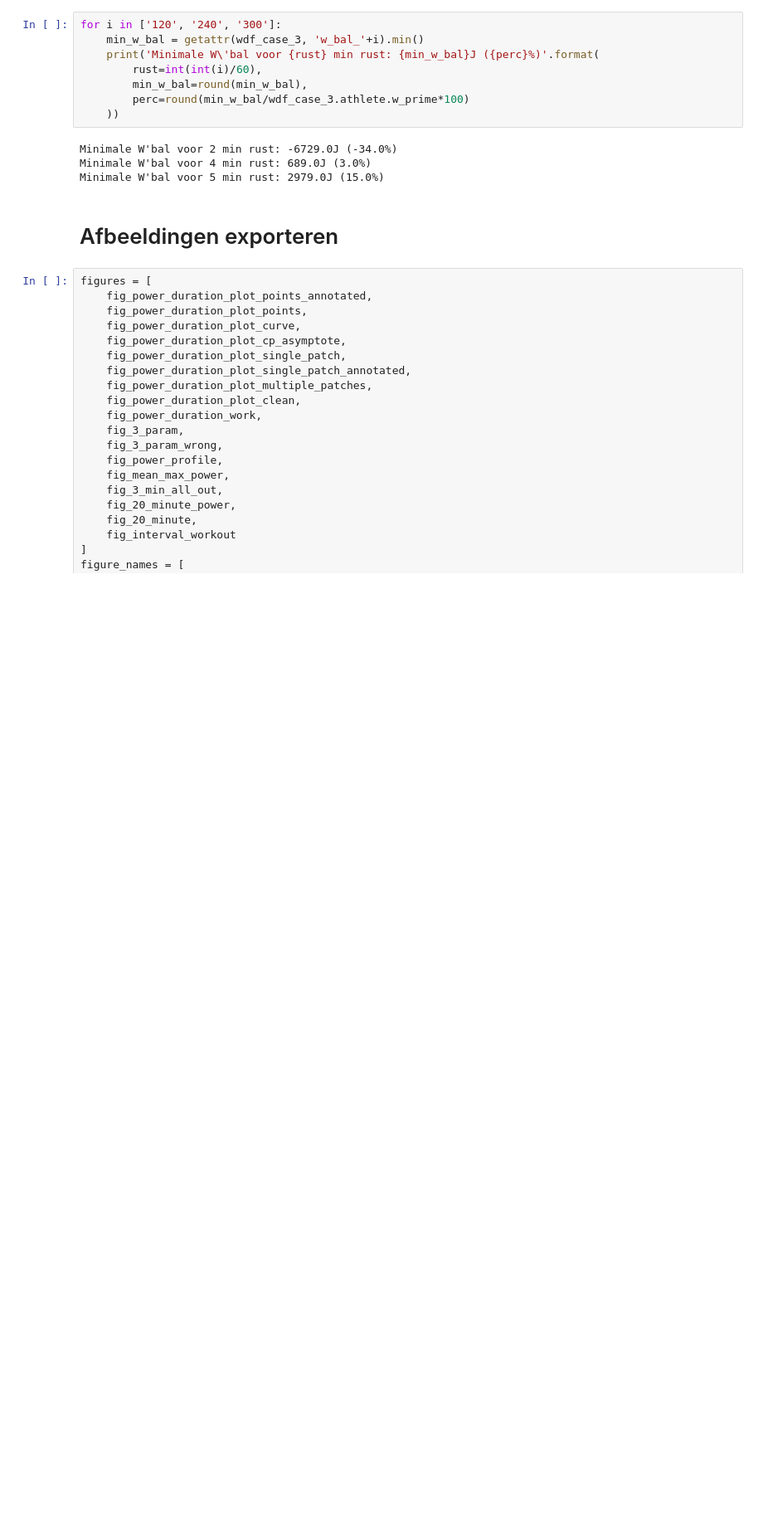
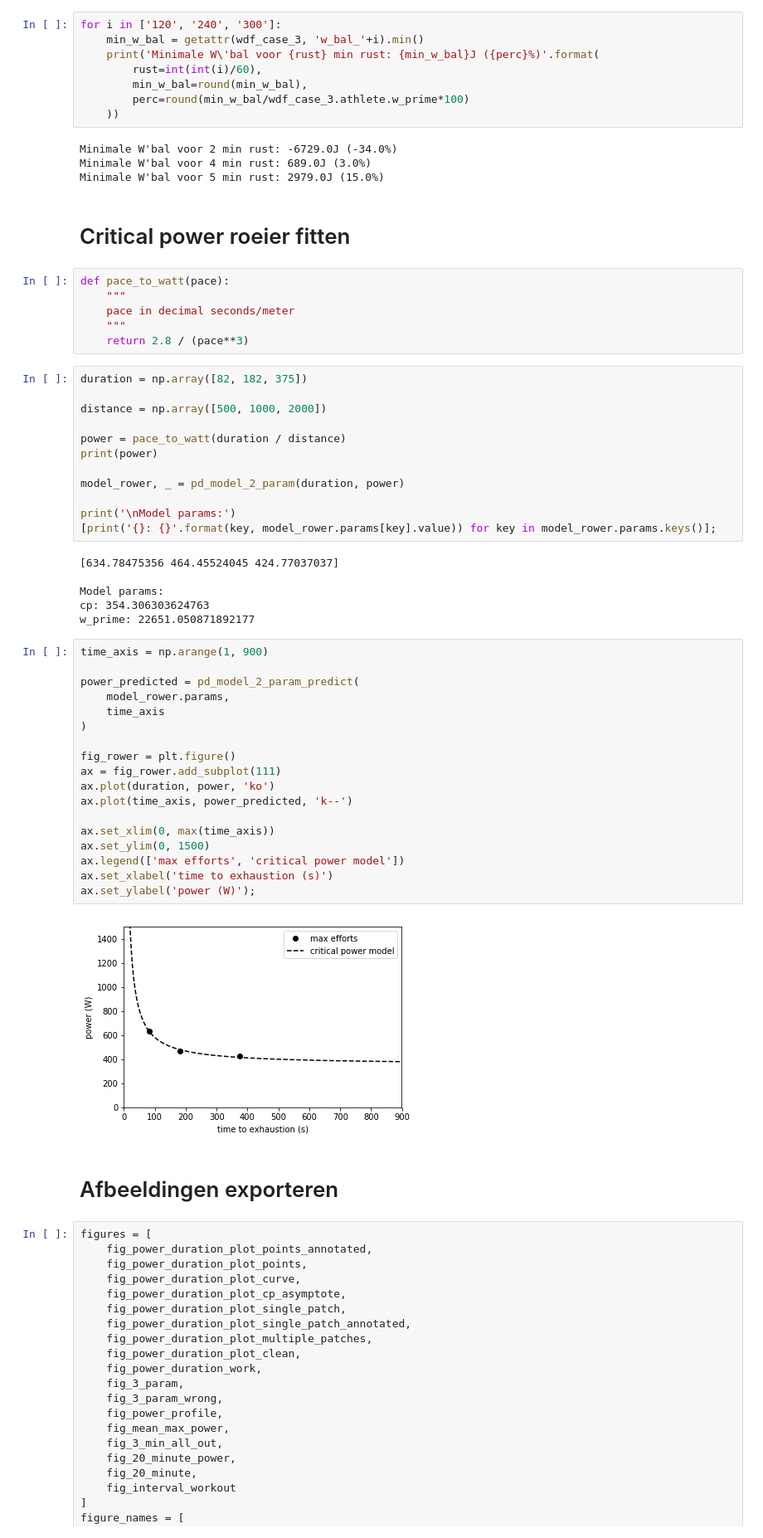
Before and after one commit to AartGoossens/publications, a Jupyter notebook: gastcollege/scripts.ipynb, the cells around one changed output. Shown: that part at 83% size. Saved outputs shown, nothing was run; the diff lists cells and outputs as text; blank space fills up the shorter version.

```diff
--- a/gastcollege/scripts.ipynb
+++ b/gastcollege/scripts.ipynb
@@ -636,6 +636,52 @@ for i in ['120', '240', '300']:
 Minimale W'bal voor 2 min rust: -6729.0J (-34.0%)
 Minimale W'bal voor 4 min rust: 689.0J (3.0%)
 Minimale W'bal voor 5 min rust: 2979.0J (15.0%)
+# %% [markdown]
+# Critical power roeier fitten
+# %%
+def pace_to_watt(pace):
+    """
+    pace in decimal seconds/meter
+    """
+    return 2.8 / (pace**3)
+# %%
+duration = np.array([82, 182, 375])
+
+distance = np.array([500, 1000, 2000])
+
+power = pace_to_watt(duration / distance)
+print(power)
+
+model_rower, _ = pd_model_2_param(duration, power)
+
+print('\nModel params:')
+[print('{}: {}'.format(key, model_rower.params[key].value)) for key in model_rower.params.keys()];
+# %% [output]
+[634.78475356 464.45524045 424.77037037]
+
+Model params:
+cp: 354.306303624763
+w_prime: 22651.050871892177
+# %%
+time_axis = np.arange(1, 900)
+
+power_predicted = pd_model_2_param_predict(
+    model_rower.params,
+    time_axis
+)
+
+fig_rower = plt.figure()
+ax = fig_rower.add_subplot(111)
+ax.plot(duration, power, 'ko')
+ax.plot(time_axis, power_predicted, 'k--')
+
+ax.set_xlim(0, max(time_axis))
+ax.set_ylim(0, 1500)
+ax.legend(['max efforts', 'critical power model'])
+ax.set_xlabel('time to exhaustion (s)')
+ax.set_ylabel('power (W)');
+# %% [output]
+[figure, added]
 # %% [markdown]
 # Afbeeldingen exporteren
 # %%
```
Also changed, not shown: parts of 1 cell of this notebook.
